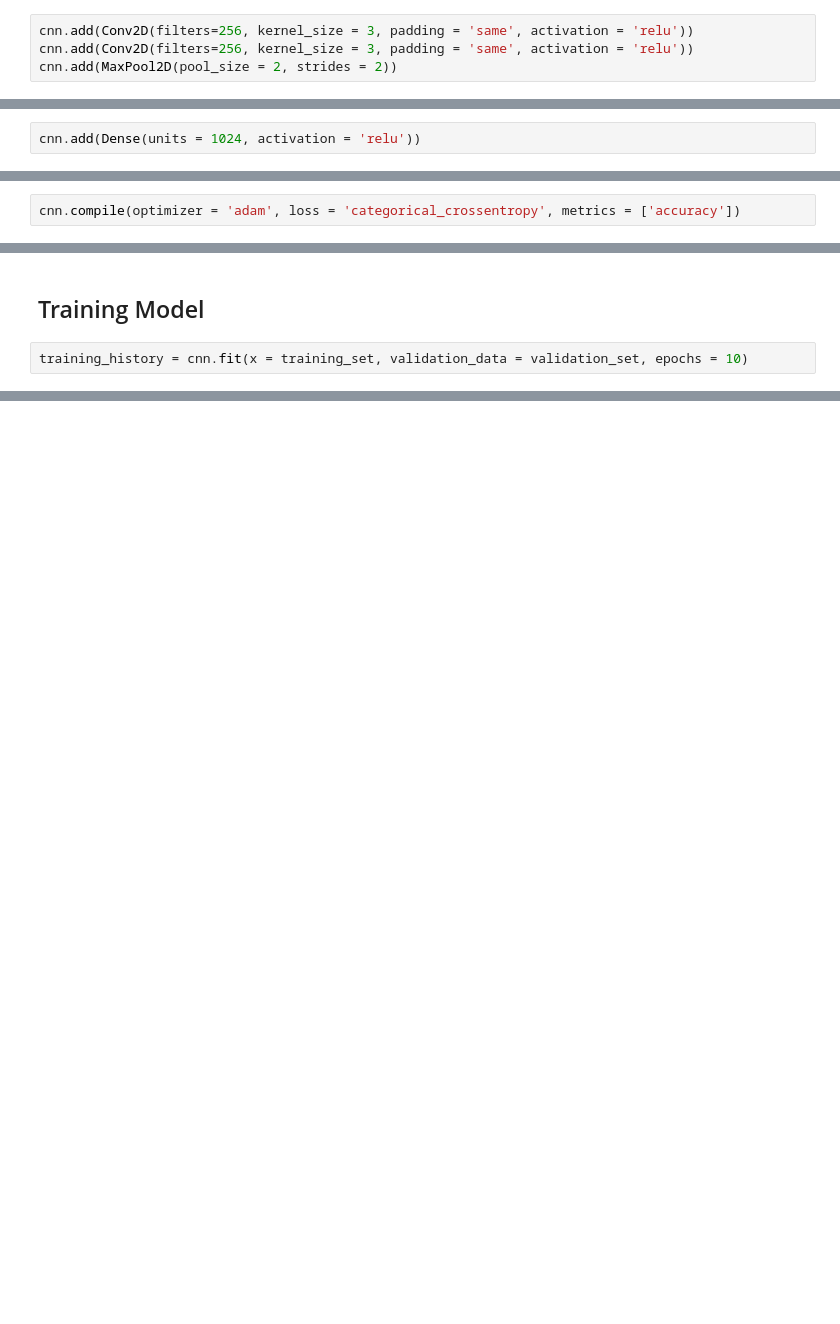
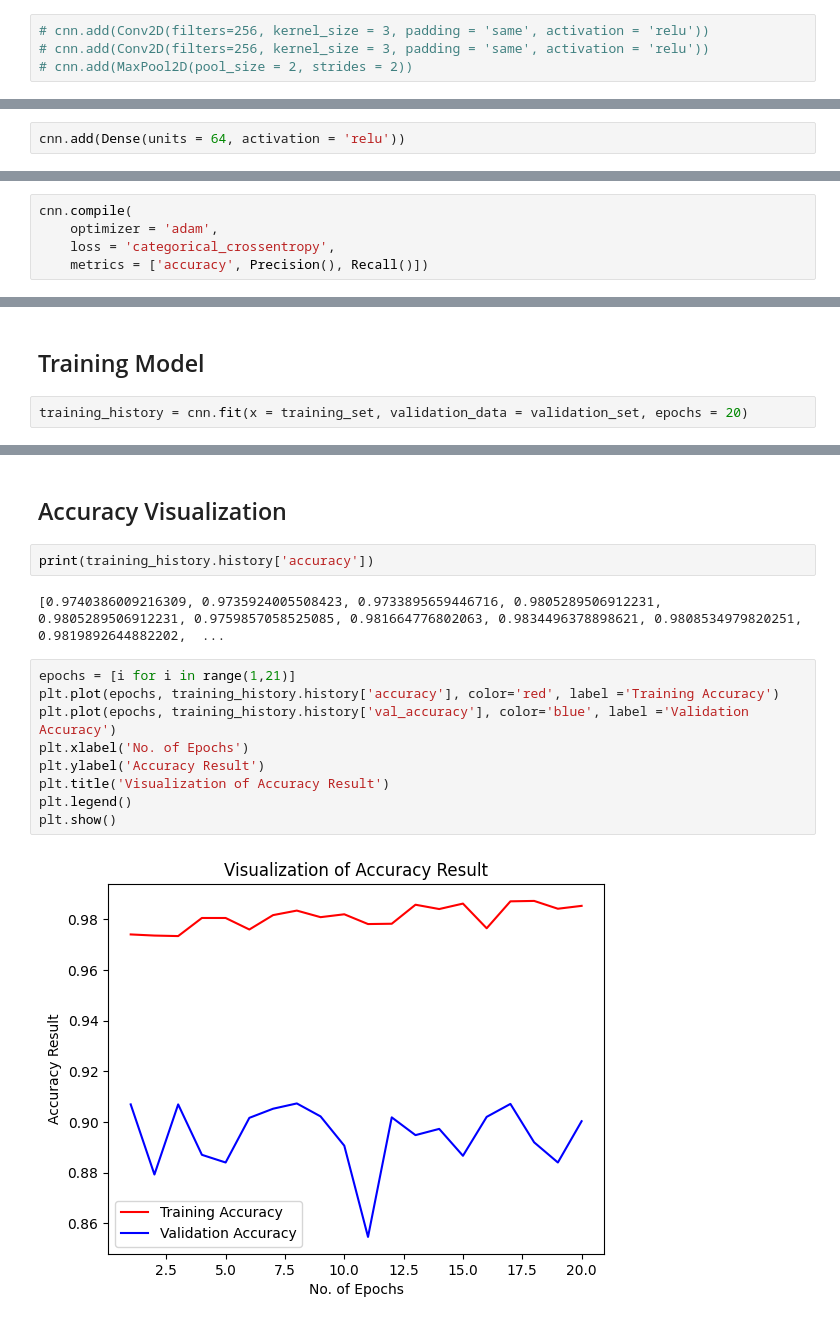
Before and after one commit to UjjwalKarkeyy/Two_Months_ML_Journey, a Jupyter notebook: Week 4/crop_disease_model.ipynb, the cells around one changed output, grey strips where cells are left out. Cells and saved outputs as stored; diff of their text form; blank space fills up the shorter version.

Commit message:
CNN scratch training done. ToDo: Create pipeline.

```diff
--- a/Week 4/crop_disease_model.ipynb
+++ b/Week 4/crop_disease_model.ipynb
@@ -150,21 +145,24 @@ cnn.add(Conv2D(filters=128, kernel_size = 3, padding = 'same', activation = 'rel
 cnn.add(Conv2D(filters=128, kernel_size = 3, padding = 'same', activation = 'relu'))
 cnn.add(MaxPool2D(pool_size = 2, strides = 2))
 # %%
-cnn.add(Conv2D(filters=256, kernel_size = 3, padding = 'same', activation = 'relu'))
-cnn.add(Conv2D(filters=256, kernel_size = 3, padding = 'same', activation = 'relu'))
-cnn.add(MaxPool2D(pool_size = 2, strides = 2))
+# cnn.add(Conv2D(filters=256, kernel_size = 3, padding = 'same', activation = 'relu'))
+# cnn.add(Conv2D(filters=256, kernel_size = 3, padding = 'same', activation = 'relu'))
+# cnn.add(MaxPool2D(pool_size = 2, strides = 2))
 # %%
 # Flattening the results to pass to the dense layer
 cnn.add(Flatten())
 # %%
-cnn.add(Dense(units = 1024, activation = 'relu'))
+cnn.add(Dense(units = 64, activation = 'relu'))
 # %%
 # output layer
 cnn.add(Dense(units = 15, activation = 'softmax'))
 # %% [markdown]
 ## Compiling Model
 # %%
-cnn.compile(optimizer = 'adam', loss = 'categorical_crossentropy', metrics = ['accuracy'])
+cnn.compile(
+    optimizer = 'adam',
+    loss = 'categorical_crossentropy',
+    metrics = ['accuracy', Precision(), Recall()])
 # %%
 cnn.summary()
 # %% [output]
@@ -192,5 +190,5 @@ Model: "sequential"
 # %% [markdown]
 ## Training Model
 # %%
-training_history = cnn.fit(x = training_set, validation_data = validation_set, epochs = 10)
+training_history = cnn.fit(x = training_set, validation_data = validation_set, epochs = 20)
 # %% [output]
@@ -218,0 +230,17 @@ Detected at node StatefulPartitionedCall defined at (most recent call last):
+# %% [markdown]
+## Accuracy Visualization
+# %%
+print(training_history.history['accuracy'])
+# %% [output]
+[0.9740386009216309, 0.9735924005508423, 0.9733895659446716, 0.9805289506912231, 0.9805289506912231, 0.9759857058525085, 0.981664776802063, 0.9834496378898621, 0.9808534979820251, 0.9819892644882202,  ...
+# %%
+epochs = [i for i in range(1,21)]
+plt.plot(epochs, training_history.history['accuracy'], color='red', label ='Training Accuracy')
+plt.plot(epochs, training_history.history['val_accuracy'], color='blue', label ='Validation Accuracy')
+plt.xlabel('No. of Epochs')
+plt.ylabel('Accuracy Result')
+plt.title('Visualization of Accuracy Result')
+plt.legend()
+plt.show()
+# %% [output]
+[figure, added]
```
Also changed, not shown: parts of 20 cells of this notebook, 1 other file.
